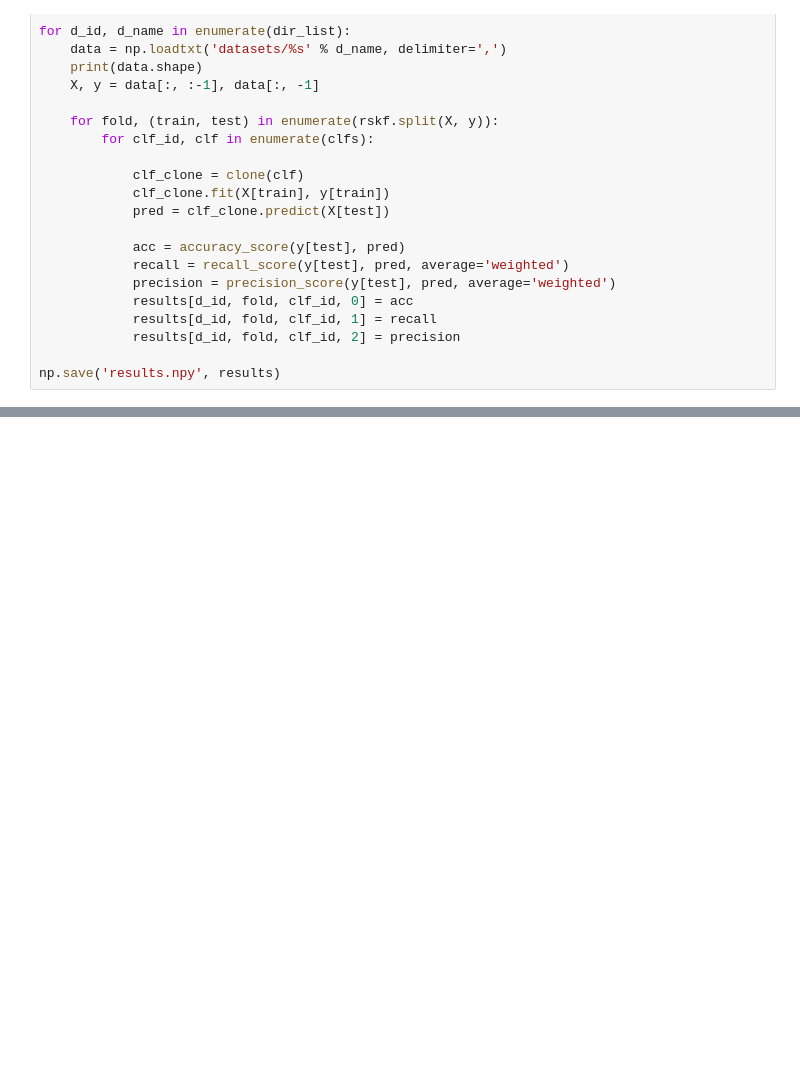
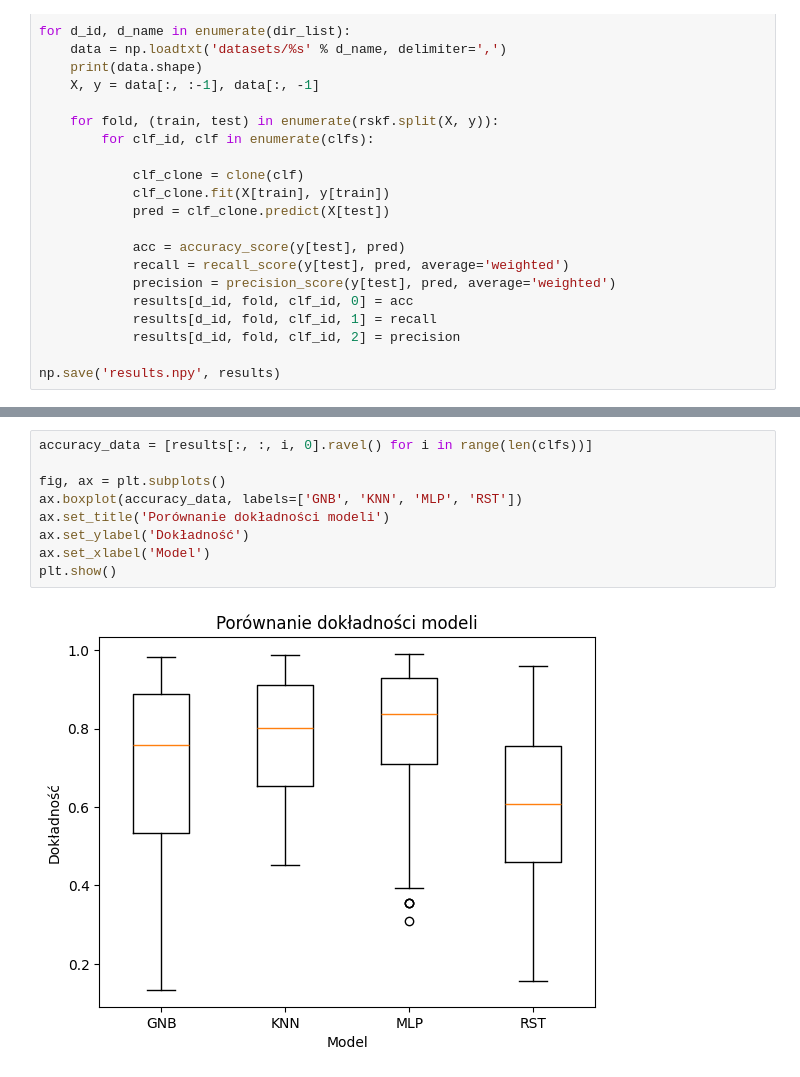
Before and after one commit to wrosky/Random-Stumps-Algorithm, a Jupyter notebook: main.ipynb, the cells around one changed output, grey strips where cells are left out. Cells and saved outputs as stored; diff of their text form; blank space fills up the shorter version.

Commit message:
Tabels and Charts added

```diff
--- a/main.ipynb
+++ b/main.ipynb
@@ -134,0 +137,11 @@ MLP (acc=0.751, recall=0.751, precision=0.752) Jest lepszy statystycznie od RST
+# %%
+accuracy_data = [results[:, :, i, 0].ravel() for i in range(len(clfs))]
+
+fig, ax = plt.subplots()
+ax.boxplot(accuracy_data, labels=['GNB', 'KNN', 'MLP', 'RST'])
+ax.set_title('Porównanie dokładności modeli')
+ax.set_ylabel('Dokładność')
+ax.set_xlabel('Model')
+plt.show()
+# %% [output]
+[figure, added]
```
Also changed, not shown: parts of 5 cells of this notebook, 1 other file.
